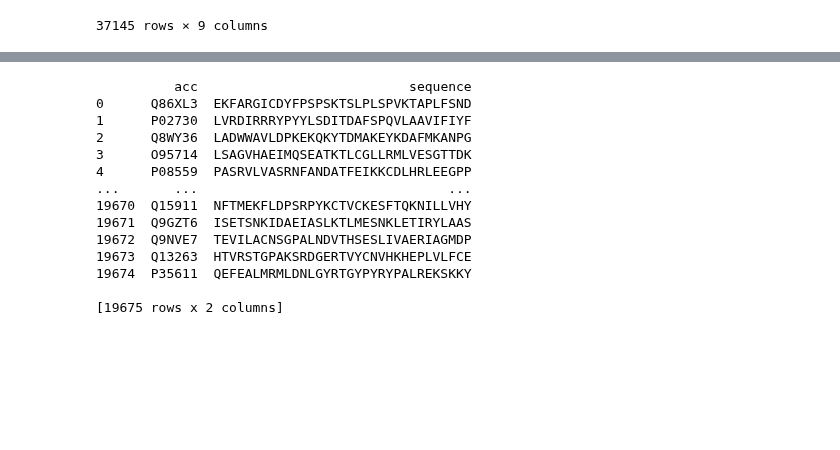
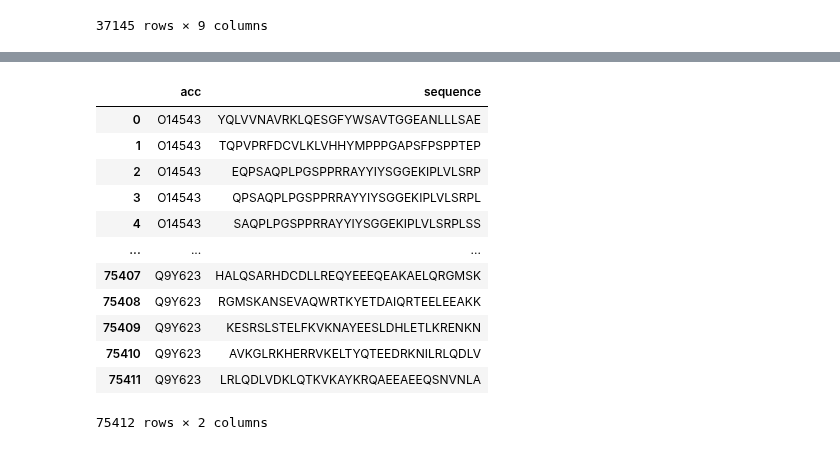
Before and after one commit to anuprulez/transformer_dephosphorylation, a Jupyter notebook: notebooks/create_datasets_phosphoELM_Y.ipynb, the cells around one changed output, grey strips where cells are left out. Cells and saved outputs as stored; diff of their text form; code cells hidden in the pictures; blank space fills up the shorter version.

```diff
--- a/notebooks/create_datasets_phosphoELM.ipynb
+++ b/notebooks/create_datasets_phosphoELM_Y.ipynb
@@ -152,10 +138,7 @@ After duplicates removal
 # %%
 # create negative dataset
-S_neg_id = list()
-S_neg_seq = list()
-
-T_neg_id = list()
-T_neg_seq = list()
+Y_neg_id = list()
+Y_neg_seq = list()
 
 def extract_neg_seq(original_seq, s_id, pos, s_len=33):
     r_id = list()
@@ -172,22 +155,14 @@ def extract_neg_seq(original_seq, s_id, pos, s_len=33):
 for i, row in humans.iterrows():
     if len(row["sequence"]) > 33:
 
-        S_pos = [pos for pos, char in enumerate(row["sequence"]) if char == "S"]
-        T_pos = [pos for pos, char in enumerate(row["sequence"]) if char == "T"]
+        Y_pos = [pos for pos, char in enumerate(row["sequence"]) if char == "Y"]
 
-        if row["code"] == "S":
+        if row["code"] == "Y":
             # exclude POS position
-            S_pos = [ item for item in S_pos if item != row["position"] - 1 ]
-            ids, seqs = extract_neg_seq(row["sequence"], row["acc"], S_pos)
-            S_neg_id.extend(ids)
-            S_neg_seq.extend(seqs)
-        if row["code"] == "T":
-            # exclude POS position
-            T_pos = [ item for item in T_pos if item != row["position"] - 1 ]
-            ids, seqs = extract_neg_seq(row["sequence"], row["acc"], T_pos)
-            T_neg_id.extend(ids)
-            T_neg_seq.extend(seqs)
+            Y_pos = [ item for item in Y_pos if item != row["position"] - 1 ]
+            ids, seqs = extract_neg_seq(row["sequence"], row["acc"], Y_pos)
+            Y_neg_id.extend(ids)
+            Y_neg_seq.extend(seqs)
 
 
-S_neg_dataframe = pd.DataFrame(zip(S_neg_id, S_neg_seq), columns=["acc", "sequence"])
-T_neg_dataframe = pd.DataFrame(zip(T_neg_id, T_neg_seq), columns=["acc", "sequence"])
+Y_neg_dataframe = pd.DataFrame(zip(Y_neg_id, Y_neg_seq), columns=["acc", "sequence"])
@@ -451,18 +169,16 @@ write_tsv_fasta("../dataset/phospho.elm_dataset/phosphoELM_all_latest.dump/test_
-# %%
-write_tsv_fasta("../dataset/phospho.elm_dataset/phosphoELM_all_latest.dump/test_neg_T.tsv",
-                "../dataset/phospho.elm_dataset/phosphoELM_all_latest.dump/test_neg_T.fasta", len(test_pos_T.index))
-# %% [output]
-          acc                           sequence
-0      Q86XL3  EKFARGICDYFPSPSKTSLPLSPVKTAPLFSND
-1      P02730  LVRDIRRRYPYYLSDITDAFSPQVLAAVIFIYF
-2      Q8WY36  LADWWAVLDPKEKQKYTDMAKEYKDAFMKANPG
-3      O95714  LSAGVHAEIMQSEATKTLCGLLRMLVESGTTDK
-4      P08559  PASRVLVASRNFANDATFEIKKCDLHRLEEGPP
-...       ...                                ...
-19670  Q15911  NFTMEKFLDPSRPYKCTVCKESFTQKNILLVHY
-19671  Q9GZT6  ISETSNKIDAEIASLKTLMESNKLETIRYLAAS
-19672  Q9NVE7  TEVILACNSGPALNDVTHSESLIVAERIAGMDP
-19673  Q13263  HTVRSTGPAKSRDGERTVYCNVHKHEPLVLFCE
-19674  P35611  QEFEALMRMLDNLGYRTGYPYRYPALREKSKKY
-
-[19675 rows x 2 columns]
+# %%
+Y_neg_dataframe
+# %% [output]
+|  | acc | sequence |
+| 0 | O14543 | YQLVVNAVRKLQESGFYWSAVTGGEANLLLSAE |
+| 1 | O14543 | TQPVPRFDCVLKLVHHYMPPPGAPSFPSPPTEP |
+| 2 | O14543 | EQPSAQPLPGSPPRRAYYIYSGGEKIPLVLSRP |
+| 3 | O14543 | QPSAQPLPGSPPRRAYYIYSGGEKIPLVLSRPL |
+| 4 | O14543 | SAQPLPGSPPRRAYYIYSGGEKIPLVLSRPLSS |
+| ... | ... | ... |
+| 75407 | Q9Y623 | HALQSARHDCDLLREQYEEEQEAKAELQRGMSK |
+| 75408 | Q9Y623 | RGMSKANSEVAQWRTKYETDAIQRTEELEEAKK |
+| 75409 | Q9Y623 | KESRSLSTELFKVKNAYEESLDHLETLKRENKN |
+| 75410 | Q9Y623 | AVKGLRKHERRVKELTYQTEEDRKNILRLQDLV |
+| 75411 | Q9Y623 | LRLQDLVDKLQTKVKAYKRQAEEAEEQSNVNLA |
+75412 rows × 2 columns
```
Also changed, not shown: parts of 21 cells of this notebook, 2 other files.
